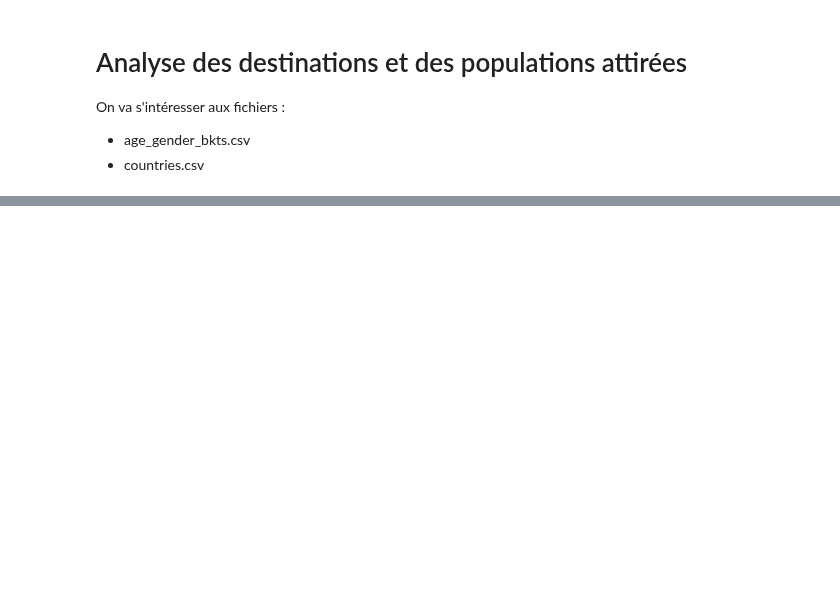
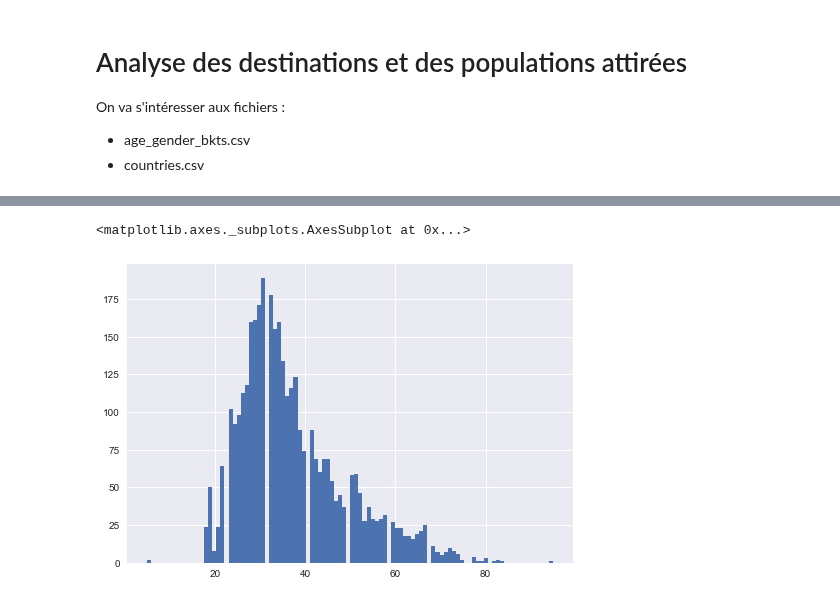
Before and after one commit to vesran/BookerGuess, a Jupyter notebook: _5_analyse_des_destinations et_populations.ipynb, the cells around one changed output, grey strips where cells are left out. Drawn from its saved outputs; the diff is of its cells as text; code cells hidden in the pictures; blank space fills up the shorter version.

```diff
--- a/_5_analyse_des_destinations et_populations.ipynb
+++ b/_5_analyse_des_destinations et_populations.ipynb
@@ -42,0 +44,6 @@ for i, country in enumerate(countries):
+# %%
+tmp = users[(users['country_destination'] == 'FR') & ~(users['age'].isnull()) & (users['age'] <= 100)]
+tmp['age'].astype(int).hist(bins=100)
+# %% [output]
+<matplotlib.axes._subplots.AxesSubplot at 0x...>
+[figure, added]
```
Also changed, not shown: parts of 4 cells of this notebook.
